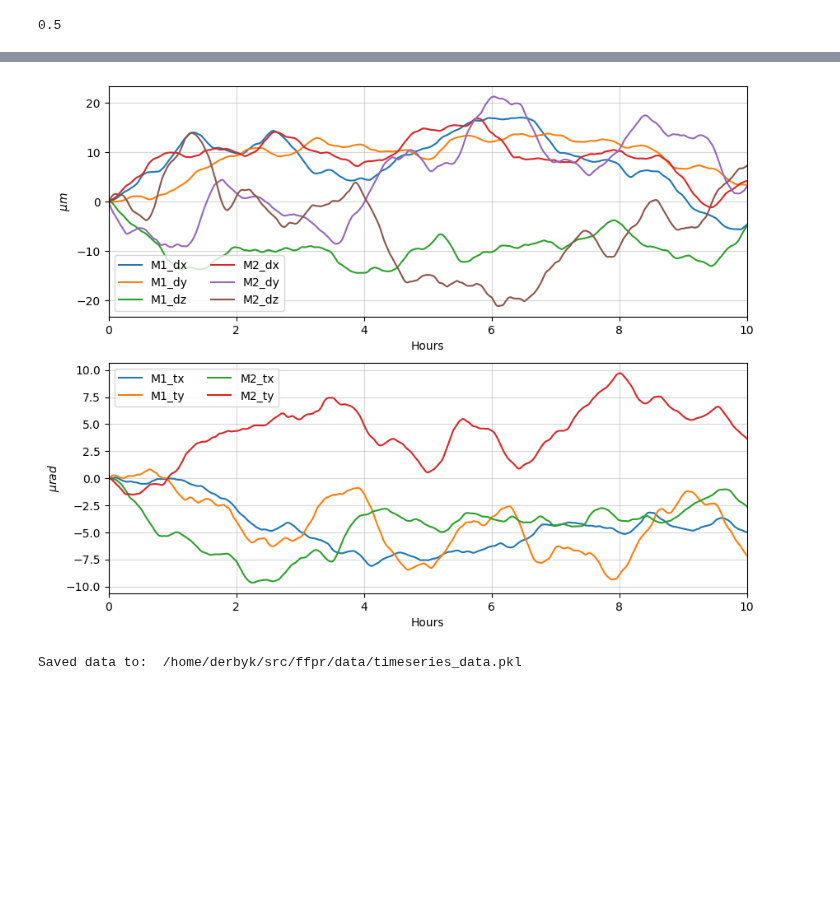
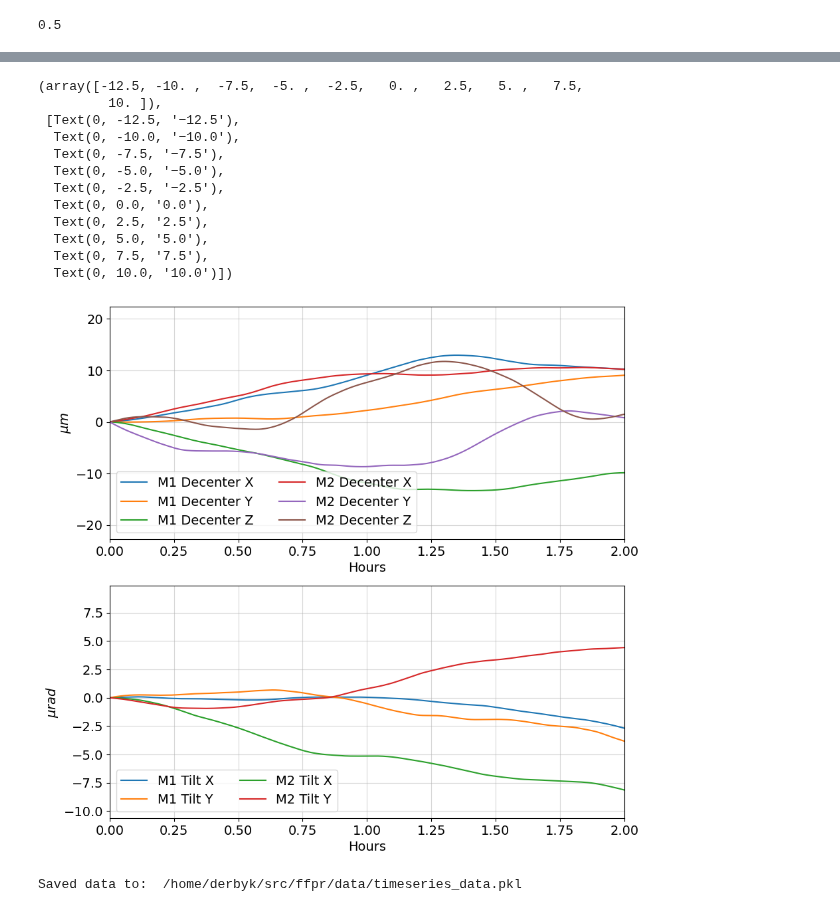
Before and after one commit to zhangderby/ffpr, a Jupyter notebook: generate_timeseries.ipynb, the cells around one changed output, grey strips where cells are left out. Cells and saved outputs as stored; diff of their text form; code cells hidden in the pictures; blank space fills up the shorter version.

```diff
--- a/generate_timeseries.ipynb
+++ b/generate_timeseries.ipynb
@@ -54,7 +54,7 @@ from utils import generate_freqs, kneePSD, generate_time_series, ensure_np, save
 data = {'f_max' : 1,         # hz
         't_max' : 10 * 3600, # sec
         'f_knee' : 1 / (2 * 3600), # hz
-        'slope' : 5,
+        'slope' : 6,
         'freqs' : [],
         'psd' : [],
         'times' : [],
@@ -107,26 +124,50 @@ plt.grid(which='both')
 # %%
-plt.figure(figsize=(10, 8))
+labels = ['M1 Decenter X', 'M1 Decenter Y', 'M1 Decenter Z', 'M2 Decenter X', 'M2 Decenter Y', 'M2 Decenter Z']
+
+plt.figure(figsize=(10, 10))
 plt.subplot(211)
-for key in data['DOF']:
+count = 0
+for i, key in enumerate(data['DOF']):
     if 'd' in key:
-        plt.plot(data['times'] / 3600, data['DOF'][key]['timeseries'] * 1e6, label=key)
-plt.legend(ncols=2)
-plt.xlabel('Hours')
-plt.ylabel(r'$\mu m$')
-plt.xlim([0, 10])
+        plt.plot(data['times'] / 3600, data['DOF'][key]['timeseries'] * 1e6, label=labels[count])
+        count += 1
+plt.legend(ncols=2, fontsize=14)
+plt.xlabel('Hours', fontsize=14)
+plt.ylabel(r'$\mu m$', fontsize=14)
+plt.xlim([0, 2])
 plt.grid(alpha=0.5)
+plt.xticks(fontsize=14)
+plt.yticks(fontsize=14)
+
+labels = ['M1 Tilt X', 'M1 Tilt Y', 'M2 Tilt X', 'M2 Tilt Y']
 
 plt.subplot(212)
-for key in data['DOF']:
+count = 0
+for i, key in enumerate(data['DOF']):
     if 't' in key:
-        plt.plot(data['times'] / 3600, data['DOF'][key]['timeseries'] * 1e6, label=key)
-plt.legend(ncols=2)
-plt.xlabel('Hours')
-plt.ylabel(r'$\mu rad$')
-plt.xlim([0, 10])
+        plt.plot(data['times'] / 3600, data['DOF'][key]['timeseries'] * 1e6, label=labels[count])
+        count += 1
+plt.legend(ncols=2, fontsize=14, loc='lower left')
+plt.xlabel('Hours', fontsize=14)
+plt.ylabel(r'$\mu rad$', fontsize=14)
+plt.xlim([0, 2])
 plt.grid(alpha=0.5)
+plt.xticks(fontsize=14)
+plt.yticks(fontsize=14)
 # %% [output]
+(array([-12.5, -10. ,  -7.5,  -5. ,  -2.5,   0. ,   2.5,   5. ,   7.5,
+         10. ]),
+ [Text(0, -12.5, '−12.5'),
+  Text(0, -10.0, '−10.0'),
+  Text(0, -7.5, '−7.5'),
+  Text(0, -5.0, '−5.0'),
+  Text(0, -2.5, '−2.5'),
+  Text(0, 0.0, '0.0'),
+  Text(0, 2.5, '2.5'),
+  Text(0, 5.0, '5.0'),
+  Text(0, 7.5, '7.5'),
+  Text(0, 10.0, '10.0')])
-[figure, old version]
+[figure, new version]
 # %%
 save_pickle('/home/derbyk/src/ffpr/data/timeseries_data.pkl', data=data)
 # %% [output]
```
Also changed, not shown: parts of 1 cell of this notebook, 4 other files.
